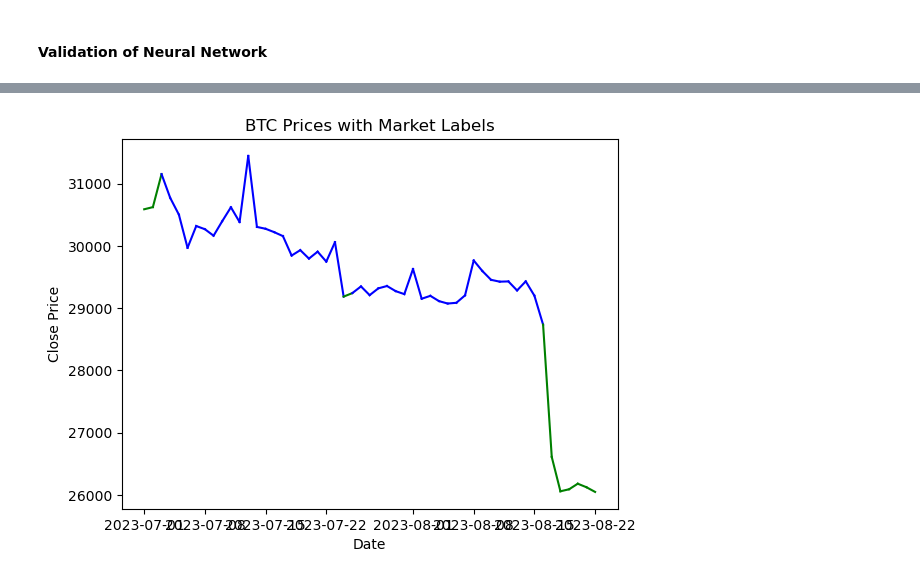
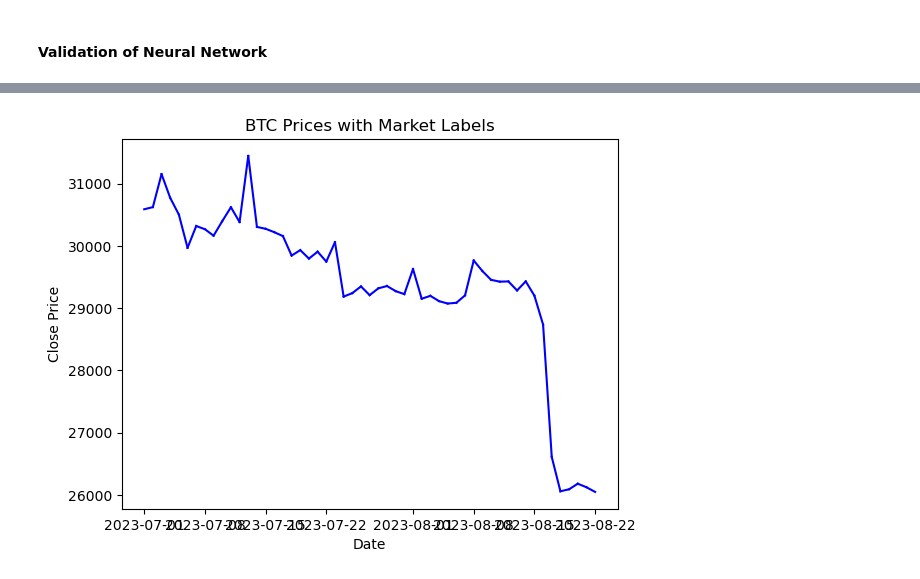
Before and after one commit to v3232/Project-2team-4, a Jupyter notebook: bitcoin_classifier.ipynb, the cells around one changed output, grey strips where cells are left out. Drawn from its saved outputs; the diff is of its cells as text; code cells hidden in the pictures.

Commit message:
validation corrected

```diff
--- a/bitcoin_classifier.ipynb
+++ b/bitcoin_classifier.ipynb
@@ -590,3 +590,30 @@ plot_colored_market_trends_1(df['2023-07-01':],rf_validation_pred)
 [figure]
 # %% [markdown]
 #### Validation of LSTM
+# %%
+lstm_model = Sequential()
+
+# Creating the first hidden layer
+lstm_model.add(LSTM(units = 70, return_sequences = True, input_shape = (X_train_scaled.shape[1],1)))
+lstm_model.add(Dropout(0.2))
+
+# Creating the second hidden layer
+lstm_model.add(LSTM(units = 60, return_sequences = True, activation = 'relu'))
+lstm_model.add(Dropout(0.1))
+
+# Creating the third hidden layer
+lstm_model.add(LSTM(units = 60, return_sequences = True, activation = 'relu'))
+lstm_model.add(Dropout(0.1))
+
+# Creating the fourth hidden layer
+lstm_model.add(LSTM(units = 60, activation = 'relu'))
+lstm_model.add(Dropout(0.1))
+
+# Creating the output layer to the model
+lstm_model.add(Dense(units = 1, activation= 'sigmoid'))
+# %%
+# Compile the model
+lstm_model.compile(optimizer = 'adam', loss = 'mean_squared_error', metrics = ['accuracy'])
+# %%
+# Fit the model with the scaled train data and corresponding lables with 50 epochs
+lstm_model.fit(X_train_scaled, y_train, epochs = 50, batch_size = 32)
@@ -618,2 +665,17 @@ plot_colored_market_trends_1(df['2023-07-01':],lstm_validation_pred)
 # %% [markdown]
 #### Validation of Neural Network
+# %%
+# Build the neural network model
+nn_model = tf.keras.Sequential([
+    tf.keras.layers.Input(shape=(X_train_scaled.shape[1],)),
+    tf.keras.layers.Dense(64, activation='relu'),
+    tf.keras.layers.Dropout(0.2),
+    tf.keras.layers.Dense(32, activation='relu'),
+    tf.keras.layers.Dense(1, activation='sigmoid')  # Use sigmoid for binary classification
+])
+
+# Compile the model
+nn_model.compile(optimizer='adam', loss='binary_crossentropy', metrics=['accuracy'])
+
+# Train the model
+nn_model.fit(X_train_scaled, y_train, epochs=50, batch_size=32, validation_split=0.2)
@@ -640,6 +721,6 @@ Classification Report on validation data:
 weighted avg       0.85      0.85      0.85        53
 # %%
 #validation plot for Neural Network model
-plot_colored_market_trends_1(df['2023-07-01':],lstm_validation_pred)
+plot_colored_market_trends_1(df['2023-07-01':],nn_validation_pred)
 # %% [output]
-[figure, old version]
+[figure, new version]
```
Also changed, not shown: parts of 9 cells of this notebook.
